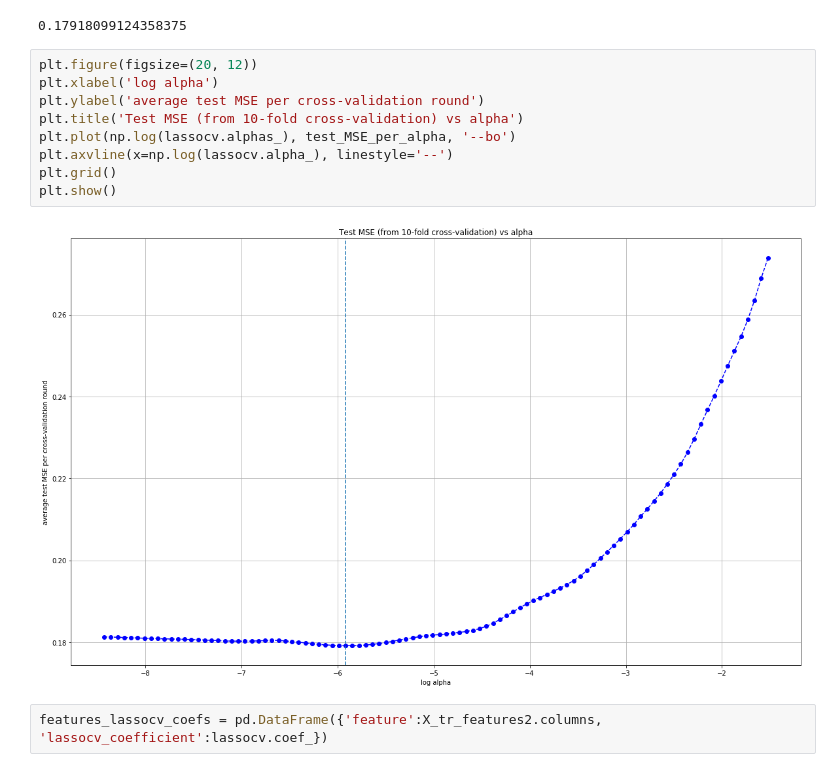
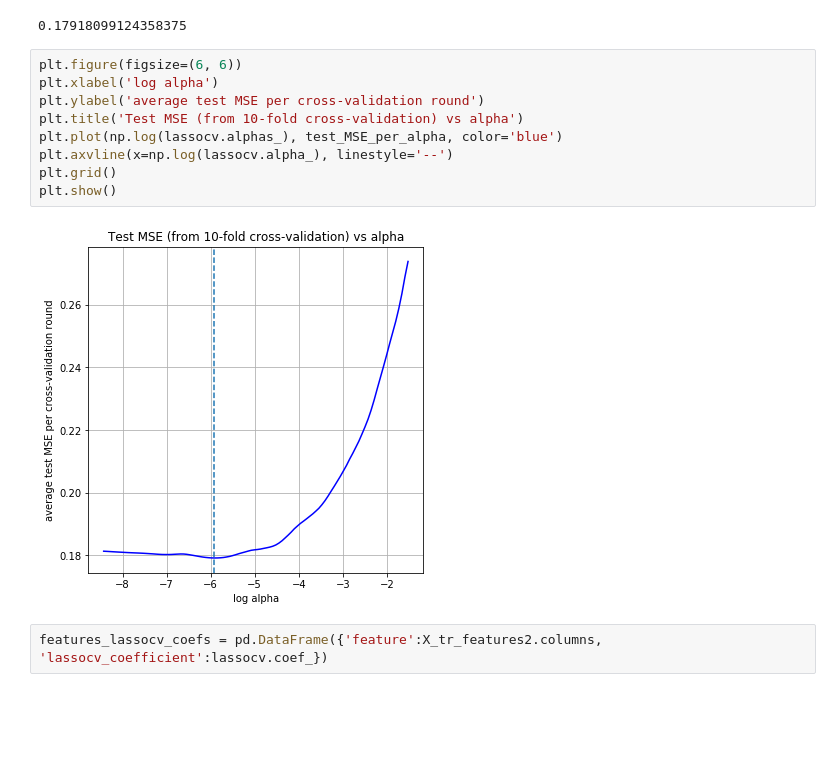
Before and after one commit to jl56923/project_2, a Jupyter notebook: analysis.ipynb, the cells around one changed output. Saved outputs shown, nothing was run; the diff lists cells and outputs as text; blank space fills up the shorter version.

```diff
--- a/analysis.ipynb
+++ b/analysis.ipynb
@@ -631,16 +583,16 @@ min(test_MSE_per_alpha)
 # %% [output]
 0.17918099124358375
 # %%
-plt.figure(figsize=(20, 12))
+plt.figure(figsize=(6, 6))
 plt.xlabel('log alpha')
 plt.ylabel('average test MSE per cross-validation round')
 plt.title('Test MSE (from 10-fold cross-validation) vs alpha')
-plt.plot(np.log(lassocv.alphas_), test_MSE_per_alpha, '--bo')
+plt.plot(np.log(lassocv.alphas_), test_MSE_per_alpha, color='blue')
 plt.axvline(x=np.log(lassocv.alpha_), linestyle='--')
 plt.grid()
 plt.show()
 # %% [output]
-[figure, old version]
+[figure, new version]
 # %%
 features_lassocv_coefs = pd.DataFrame({'feature':X_tr_features2.columns, 'lassocv_coefficient':lassocv.coef_})
 # %%
```
Also changed, not shown: parts of 22 cells of this notebook, 2 other files.
